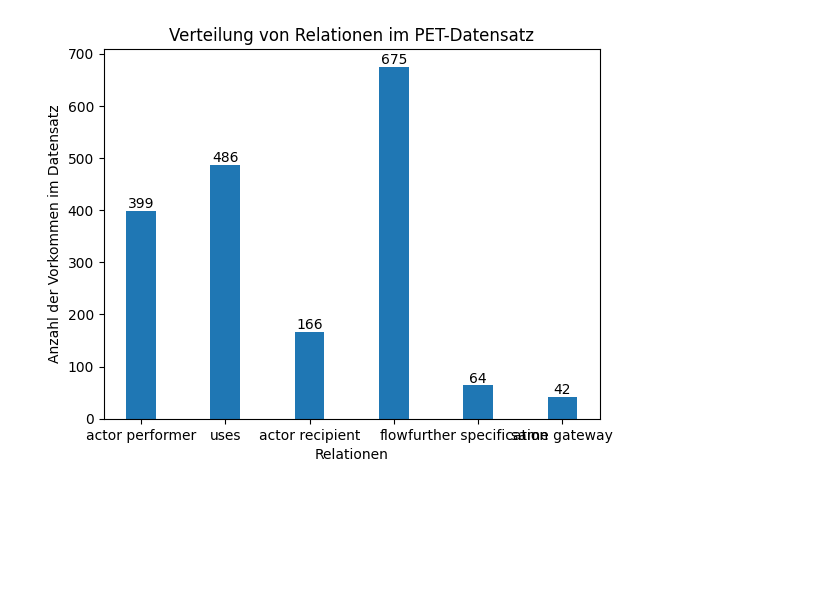
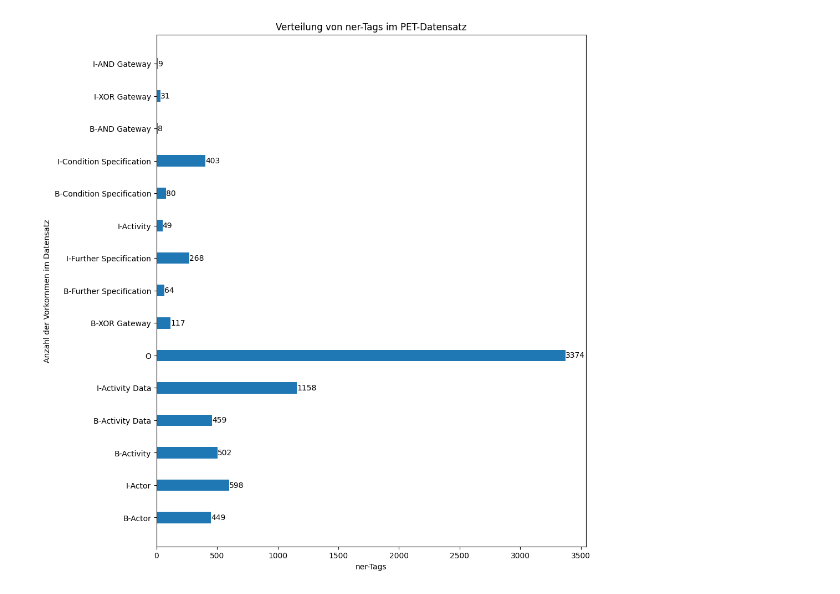
Before and after one commit to 0zelot12/automatic-annotation-chatgpt, a Jupyter notebook: PET.ipynb, the cells around one changed output. Cells and saved outputs as stored; diff of their text form; code cells hidden in the pictures; blank space fills up the shorter version.

```diff
--- a/PET.ipynb
+++ b/PET.ipynb
@@ -97,3 +121,28 @@ I-AND Gateway: 9
+# %%
+ner_tags = []
+for record in records:
+    ner_tags.extend(record.ner_tags)
+
+ner_tags_counts = Counter(ner_tags)
+
+plot_categories = []
+plot_values = []
+
+for string, count in ner_tags_counts.items():
+    plot_categories.append(string)
+    plot_values.append(count)
+
+# TODO: Sort values and combine labels like B-Actor and I-Actor, since they technically belong together
+
+generate_horizontal_bar_chart(
+    values=plot_values,
+    categories=plot_categories,
+    xLabel="ner-Tags",
+    yLabel="Anzahl der Vorkommen im Datensatz",
+    title="Verteilung von ner-Tags im PET-Datensatz"
+)
+# %% [output]
+[figure, added]
 # %%
 # Generate HTML
 with open('assets/template.html', 'r') as file:
@@ -109,34 +158,3 @@ for record in records:
     html_content = html_content.replace("<!-- CONTENT  -->", data)
     with open(f"out/{record.name}.html", 'w') as file:
         file.write(html_content)
-# %%
-# Plot data
-plot_categories = []
-plot_values = []
-
-for string, count in relations_counts.items():
-    plot_categories.append(string)
-    plot_values.append(count)
-
-# Set the width of the bars
-bar_width = 0.35
-
-# Set the positions of the bars on the x-axis
-bar_positions = np.arange(len(plot_categories))
-
-# Create the bar plot
-plt.bar(bar_positions, plot_values, width=bar_width)
-
-# Add labels and title
-plt.xlabel("Relationen")
-plt.ylabel("Anzahl der Vorkommen im Datensatz")
-plt.title("Verteilung von Relationen im PET-Datensatz")
-plt.xticks(bar_positions, plot_categories)
-
-for i, value in enumerate(plot_values):
-    plt.text(bar_positions[i], value + 0.1, str(value), ha="center", va="bottom")
-
-# Display the plot
-plt.show()
-# %% [output]
-[figure, removed]
```
Also changed, not shown: parts of 5 cells of this notebook, 1 other file.
